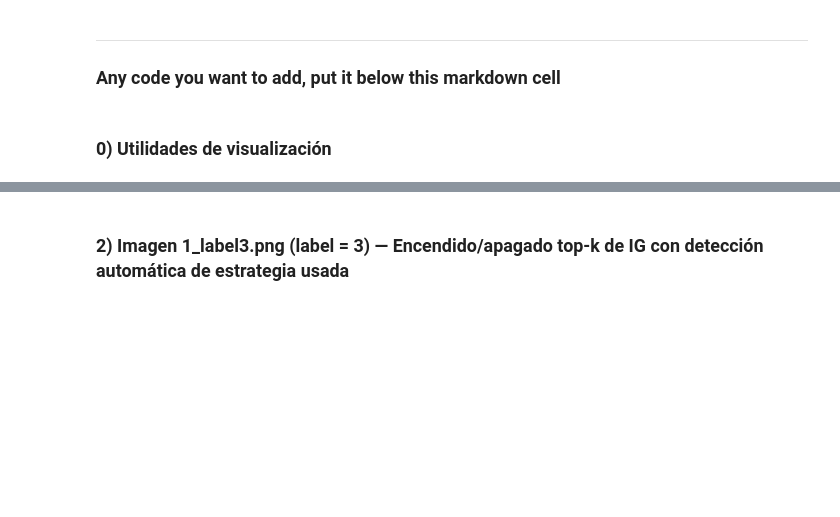
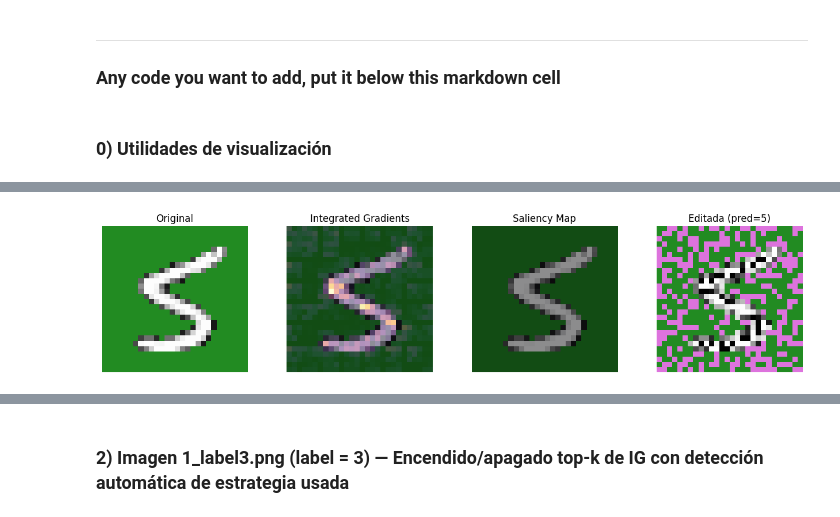
Before and after one commit to ICAI-IMAT-XAI/p2-computer-vision-je-3, a Jupyter notebook: notebook/challenge.ipynb, the cells around one changed output, grey strips where cells are left out. Saved outputs shown, nothing was run; the diff lists cells and outputs as text; code cells hidden in the pictures; blank space fills up the shorter version.

Commit message:
Random flip

```diff
--- a/notebook/challenge.ipynb
+++ b/notebook/challenge.ipynb
@@ -332,0 +205,83 @@ Pred final: 5 | % preservado: 62.50 | píxeles modificados: 294
+# %%
+# Parámetros de búsqueda
+flip_ratio_min   = 0.01      # ratio inicial (sobre posiciones HxW)
+flip_ratio_max   = 0.399     # tope para no rebasar 40%
+flip_ratio_step  = 0.01      # incremento del ratio
+attempts_per_step = 200      # intentos por cada ratio
+budget_positions = 313       # 40% de 28x28
+
+# Utilidad: contar posiciones distintas (no canales)
+def count_changed_positions(x_a, x_b):
+    # x_*: [1, C, H, W], en [0,1]
+    a = x_a[0].cpu().numpy().transpose(1,2,0)  # [H,W,C]
+    b = x_b[0].cpu().numpy().transpose(1,2,0)
+    diff = (a != b).any(axis=-1)               # [H,W]
+    return int(diff.sum())
+
+# Perturbación: flip aleatorio de píxeles según ratio
+def perturb_image(img_tensor, flip_ratio=0.59):
+    # img_tensor: (1, C, H, W)
+    img = img_tensor.clone().squeeze(0).cpu().numpy()  # (C, H, W)
+    _, H, W = img.shape
+    num_pixels = H * W
+    num_flips = int(num_pixels * flip_ratio)
+    idx = torch.randperm(num_pixels)[:num_flips].numpy()
+    ys = idx // W
+    xs = idx % W
+    img[:, ys, xs] = 1.0 - img[:, ys, xs]
+    perturbed = (
+        torch.tensor(img, dtype=torch.float32)
+        .unsqueeze(0)  # (1, C, H, W)
+        .to(img_tensor.device)
+    )
+    return perturbed
+
+# Bucle de búsqueda (no acumulativo; parte siempre de la original)
+flip_ratio = flip_ratio_min
+attempts   = 0
+success    = False
+best = None  # (changed, edited_tensor, pred, flip_ratio)
+
+# --- Ejecución sobre la imagen ---
+img_path = challenge_dir / '0_label5.png'
+original_pil = Image.open(img_path).convert('RGB')
+x_input = to_tensor(original_pil).unsqueeze(0).to(device)
+label = int(img_path.stem[-1])
+y_true = label
+
+print(f"Predicción inicial: {get_pred(model, x_input)}")
+while flip_ratio <= flip_ratio_max and not success:
+    for _ in range(attempts_per_step):
+        edited = perturb_image(x_input, flip_ratio=flip_ratio)
+        with torch.no_grad():
+            pred = model(edited).argmax(1).item()
+
+        changed = count_changed_positions(x_input, edited)
+        if pred == y_true and changed <= budget_positions:
+            success = True
+            best = (changed, edited, pred, flip_ratio)
+            break
+    if not success:
+        flip_ratio = round(min(flip_ratio_max, flip_ratio + flip_ratio_step), 3)
+        print(f"[INFO] Aumentando flip_ratio → {flip_ratio:.3f}")
+
+# Reporte + visualización
+if success and best is not None:
+    changed, edited_img, pred_final, used_ratio = best
+    preserved = 100 * (1 - changed / (x_input.shape[-2] * x_input.shape[-1]))
+    print("\n [OK] Imagen corregida con éxito")
+    print(f"   → Pred final: {pred_final} (label esperada: {y_true})")
+    print(f"   → Posiciones cambiadas: {changed}  |  Preservados: {preserved:.2f}%")
+    print(f"   → Estrategia: random flip por posiciones | flip_ratio={used_ratio:.3f}")
+
+    ig_map_  = ig_map(model, x_input, y_true, steps=48)
+    sal_map_ = saliency_map(model, x_input, y_true)
+    fig, axs = plt.subplots(1, 4, figsize=(13, 3))
+    axs[0].imshow(original_pil); axs[0].set_title("Original"); axs[0].axis("off")
+    axs[1].imshow(original_pil); axs[1].imshow(ig_map_.cpu(), cmap="inferno", alpha=0.45); axs[1].set_title("Integrated Gradients"); axs[1].axis("off")
+    axs[2].imshow(original_pil); axs[2].imshow(sal_map_.cpu(), cmap="magma", alpha=0.45);  axs[2].set_title("Saliency Map"); axs[2].axis("off")
+    axs[3].imshow(to_pil(edited_img[0].cpu())); axs[3].set_title(f"Editada (pred={pred_final})"); axs[3].axis("off")
+    plt.tight_layout(); plt.show()
+else:
+    print("\n No se alcanzó la clase correcta dentro del presupuesto con el rango de búsqueda.")
+# %% [output]
@@ -333 +305,2 @@ Pred final: 5 | % preservado: 62.50 | píxeles modificados: 294
+[figure, added]
 # %% [markdown]
```
Also changed, not shown: parts of 5 cells of this notebook.
